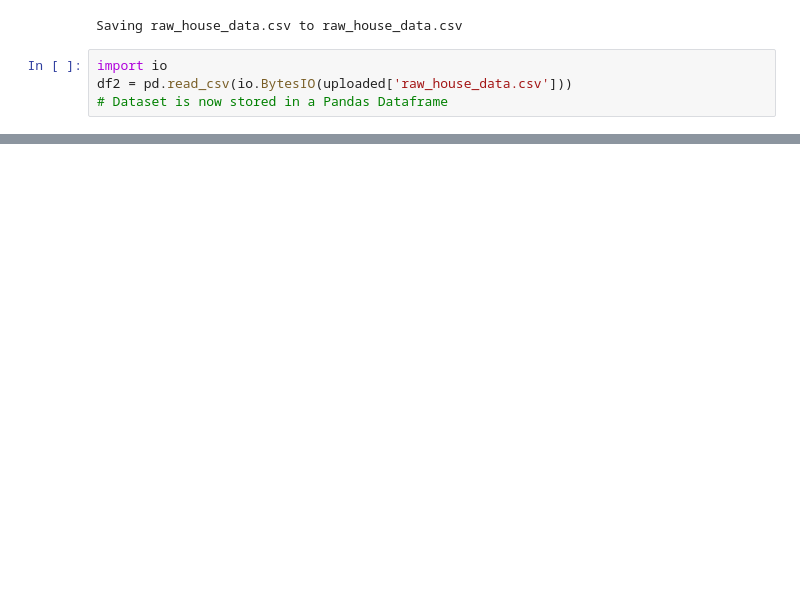
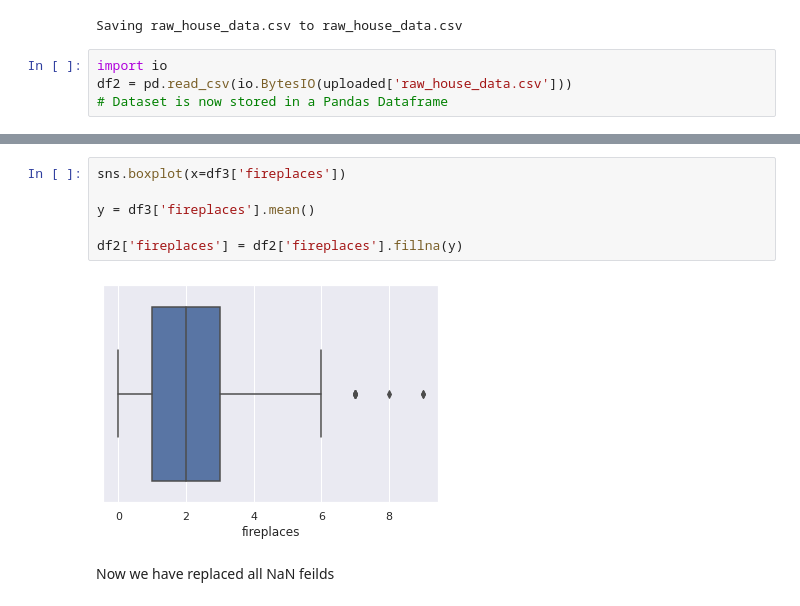
Before and after one commit to NatnaelMengistu1/DS, a Jupyter notebook: Data_Cleaning_and_EDA.ipynb, the cells around one changed output, grey strips where cells are left out. Saved outputs shown, nothing was run; the diff lists cells and outputs as text; blank space fills up the shorter version.

```diff
--- a/Data_Cleaning_and_EDA.ipynb
+++ b/Data_Cleaning_and_EDA.ipynb
@@ -39,0 +157,10 @@ df2.head()
+# %%
+sns.boxplot(x=df3['fireplaces'])
+
+y = df3['fireplaces'].mean()
+
+df2['fireplaces'] = df2['fireplaces'].fillna(y)
+# %% [output]
+[figure, added]
+# %% [markdown]
+Now we have replaced all NaN feilds
```
Also changed, not shown: parts of 25 cells of this notebook.
